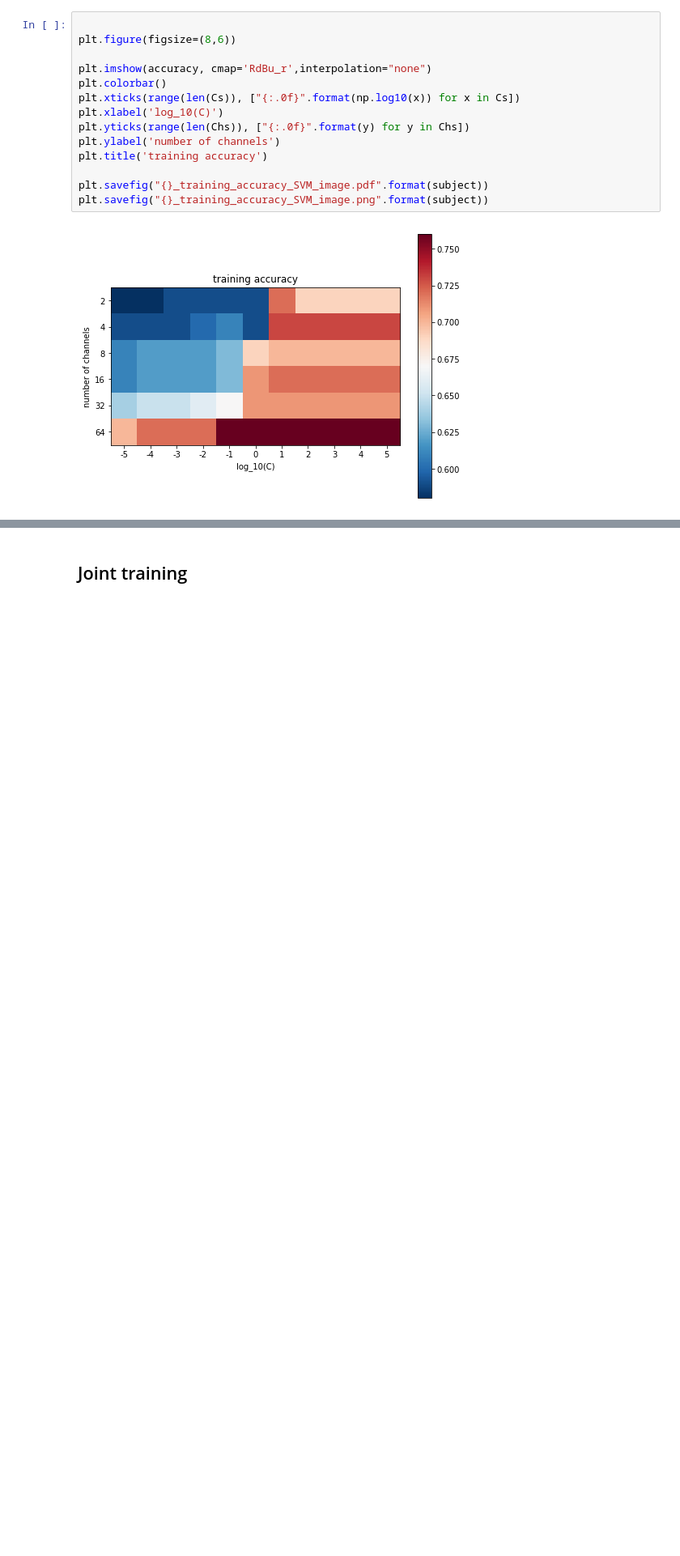
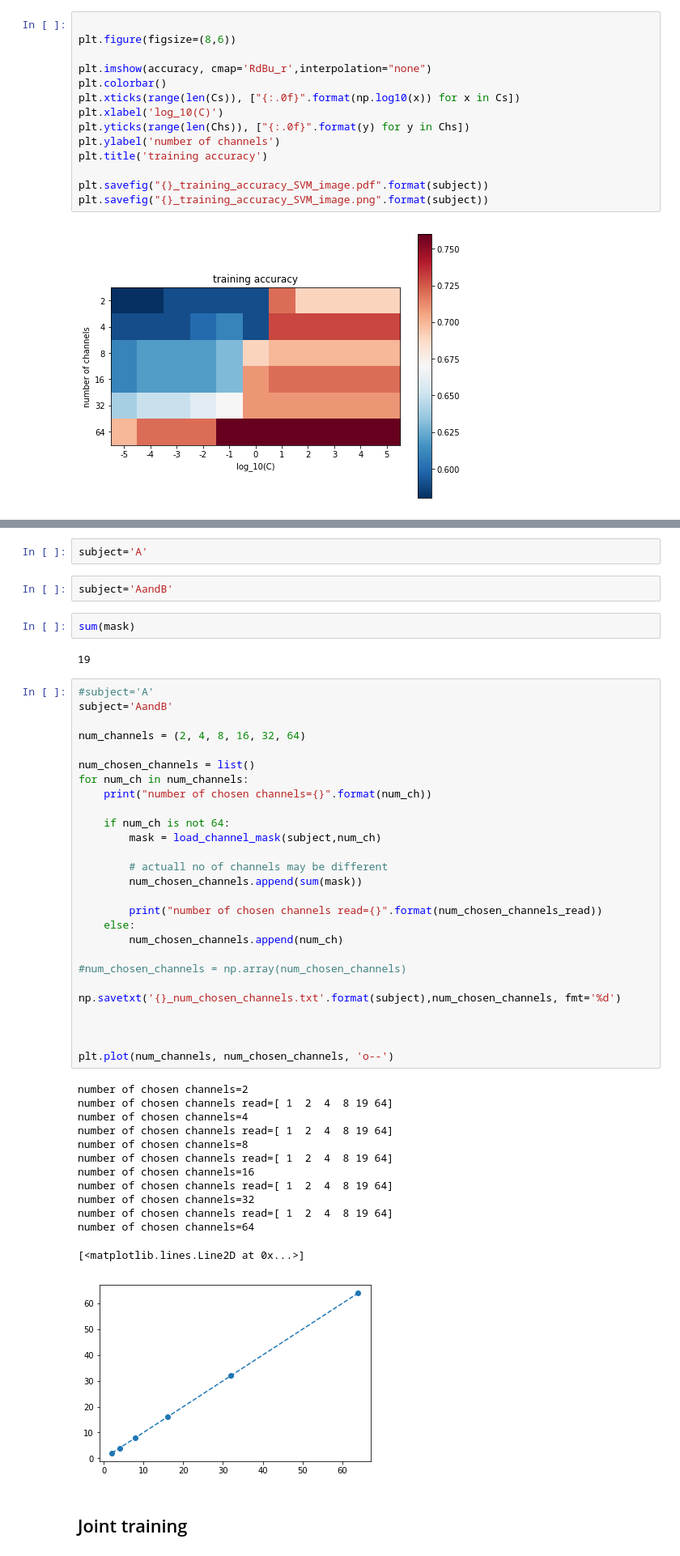
Before and after one commit to ys7yoo/iP300, a Jupyter notebook: classifyUsingSVM.ipynb, the cells around one changed output, grey strips where cells are left out. Shown at 81% size. Drawn from its saved outputs; the diff is of its cells as text; blank space fills up the shorter version.

```diff
--- a/classifyUsingSVM.ipynb
+++ b/classifyUsingSVM.ipynb
@@ -297,3 +351,52 @@ plt.savefig("{}_training_accuracy_SVM_image.png".format(subject))
+# %%
+subject='A'
+# %%
+subject='AandB'
+# %%
+sum(mask)
+# %% [output]
+19
+# %%
+#subject='A'
+subject='AandB'
+
+num_channels = (2, 4, 8, 16, 32, 64)
+
+num_chosen_channels = list()
+for num_ch in num_channels:
+    print("number of chosen channels={}".format(num_ch))
+
+    if num_ch is not 64:
+        mask = load_channel_mask(subject,num_ch)
+
+        # actuall no of channels may be different
+        num_chosen_channels.append(sum(mask))
+
+        print("number of chosen channels read={}".format(num_chosen_channels_read))
+    else:
+        num_chosen_channels.append(num_ch)
+
+#num_chosen_channels = np.array(num_chosen_channels)
+
+np.savetxt('{}_num_chosen_channels.txt'.format(subject),num_chosen_channels, fmt='%d')
+
+
+
+plt.plot(num_channels, num_chosen_channels, 'o--')
+# %% [output]
+number of chosen channels=2
+number of chosen channels read=[ 1  2  4  8 19 64]
+number of chosen channels=4
+number of chosen channels read=[ 1  2  4  8 19 64]
+number of chosen channels=8
+number of chosen channels read=[ 1  2  4  8 19 64]
+number of chosen channels=16
+number of chosen channels read=[ 1  2  4  8 19 64]
+number of chosen channels=32
+number of chosen channels read=[ 1  2  4  8 19 64]
+number of chosen channels=64
+[<matplotlib.lines.Line2D at 0x...>]
+[figure, added]
 # %% [markdown]
 ## Joint training
 # %%
```
Also changed, not shown: parts of 8 cells of this notebook.
